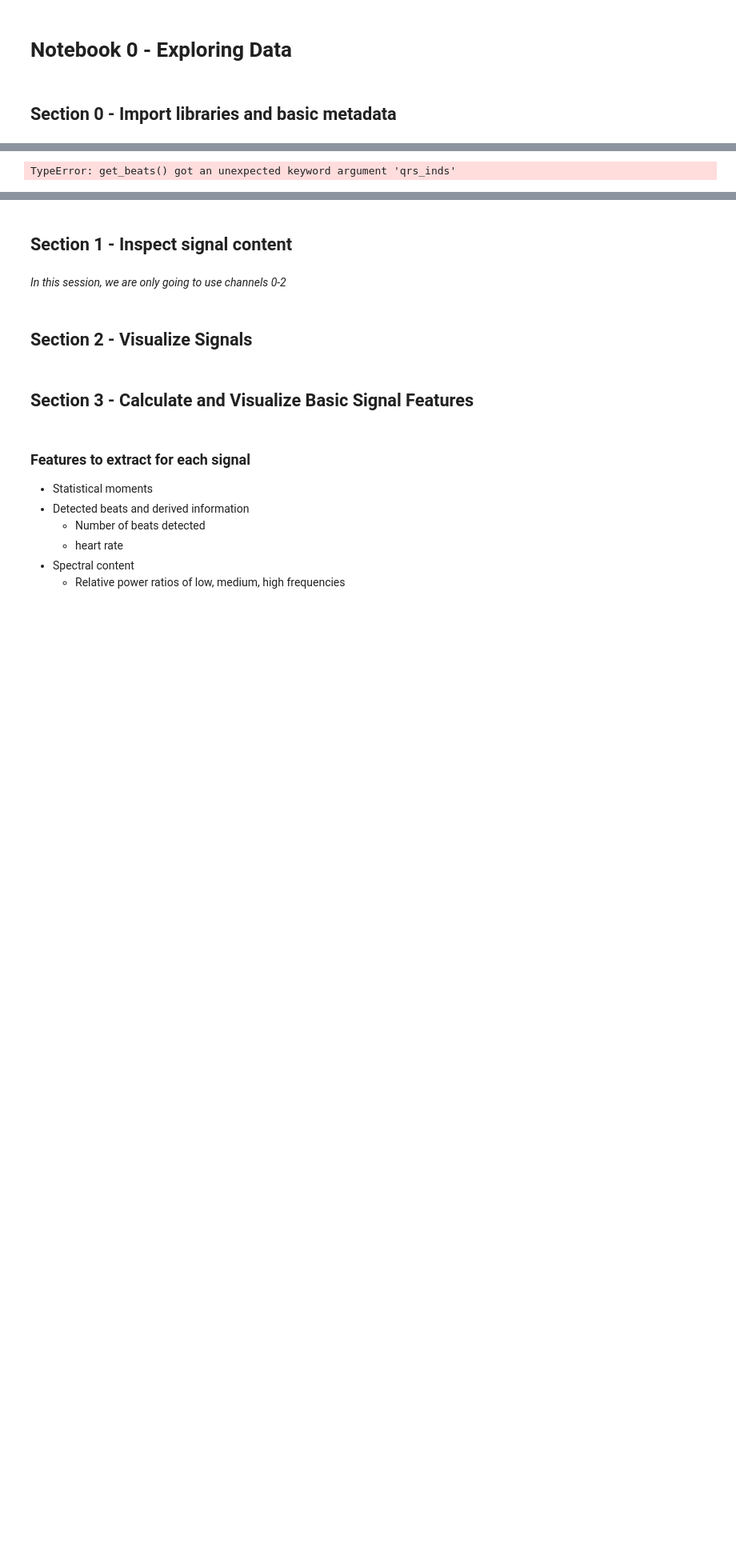
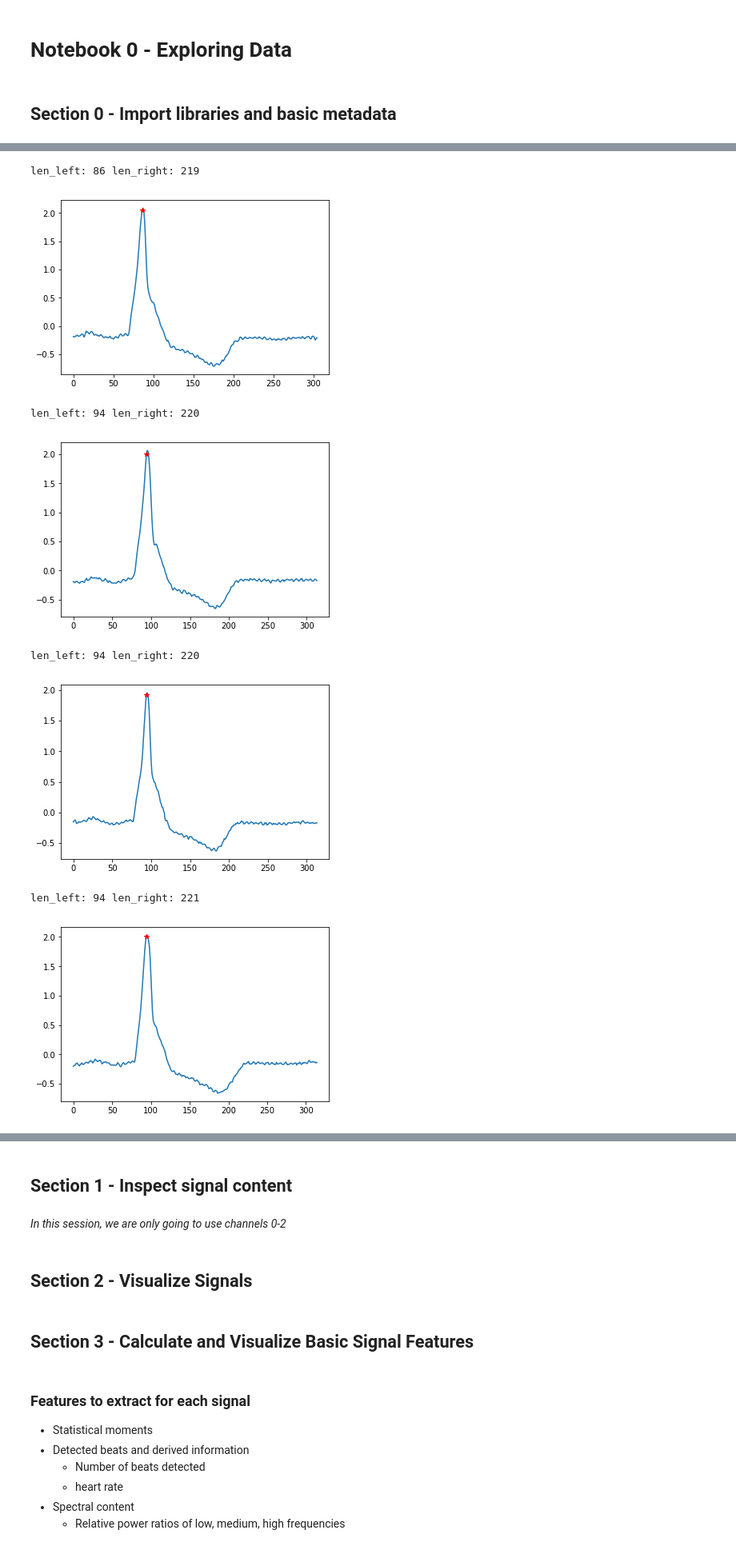
Before and after one commit to cx1111/beat-classifier, a Jupyter notebook: analysis/0-explore.ipynb, the cells around one changed output, grey strips where cells are left out. Shown at 80% size. Saved outputs shown, nothing was run; the diff lists cells and outputs as text; code cells hidden in the pictures; blank space fills up the shorter version.

```diff
--- a/analysis/0-explore.ipynb
+++ b/analysis/0-explore.ipynb
@@ -30,11 +62,8 @@ l_records = beat_table.loc[beat_table['L']>0].index.values
 # %%
-# Visualize parts of the records
+# Load the entire records
 for rec_name in l_records:
     # Load the signals and L beat annotations
-    sig, fields = wfdb.rdsamp(os.path.join(data_dir, rec_name), sampto=5000)
-    ann = wfdb.rdann(os.path.join(data_dir, rec_name), extension='atr', sampto=5000)
-    # Get the peak samples and symbols in a dataframe. Keep only L beats.
-    qrs_df = ann_to_df(ann, keep_sym=['L'])
-    wfdb.plot_items(signal=sig, ann_samp=[qrs_df['sample'], qrs_df['sample']],
-                    fs=fields['fs'], ylabel=fields['sig_name'],
-                    title=rec_name)
+    sig, fields = wfdb.rdsamp(os.path.join(data_dir, rec_name))
+    ann = wfdb.rdann(os.path.join(data_dir, rec_name), extension='atr')
+    # Get the peak samples and symbols in a dataframe. Remove the non-beat annotations
+    qrs_df = ann_to_df(ann, rm_sym=['+', '~'])
@@ -43,5 +70,18 @@ for rec_name in l_records:
-# %%
-beats, centers = get_beats(sig=sig[:, 0], qrs_inds=qrs_df['sample'], prop_left=0.3, rr_limits=(108, 720),
-              view=True)
-# %% [output]
-TypeError: get_beats() got an unexpected keyword argument 'qrs_inds'
+# %%
+# Load a record, extract some beats, and view them.
+sig, fields = wfdb.rdsamp(os.path.join(data_dir, rec_name), sampto=3000)
+ann = wfdb.rdann(os.path.join(data_dir, rec_name), extension='atr', sampto=3000)
+# Get the peak samples and symbols in a dataframe. Remove the non-beat annotations
+qrs_df = ann_to_df(ann, rm_sym=['+', '~'])
+beats, centers = get_beats(sig=sig[:, 0], qrs_inds=qrs_df['sample'].values,
+                           beat_types = qrs_df['symbol'].values, wanted_type='L',
+                           view=True)
+# %% [output]
+len_left: 86 len_right: 219
+[figure, added]
+len_left: 94 len_right: 220
+[figure, added]
+len_left: 94 len_right: 220
+[figure, added]
+len_left: 94 len_right: 221
+[figure, added]
```
Also changed, not shown: parts of 6 cells of this notebook, 1 other file.
